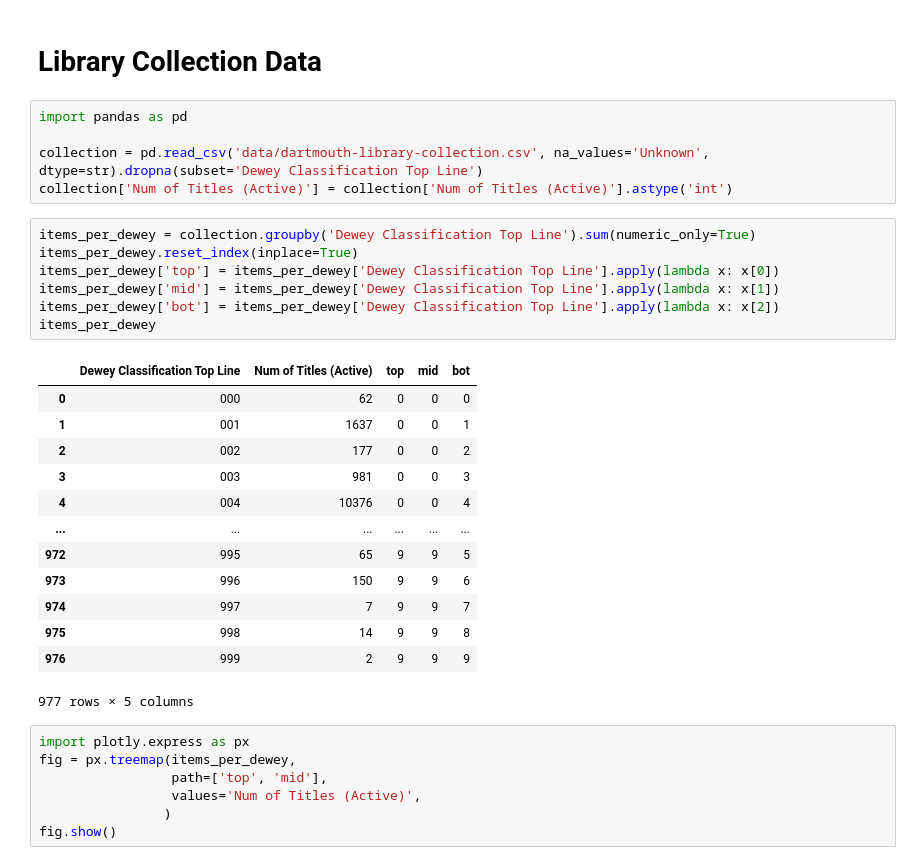
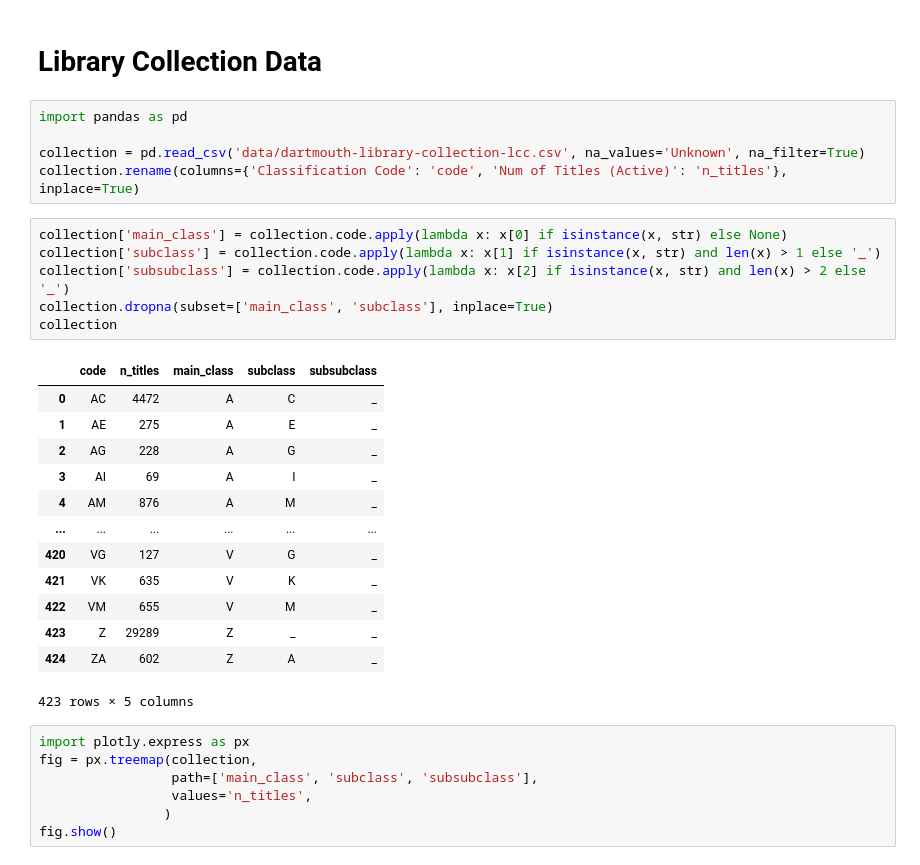
Before and after one commit to Dartmouth-Libraries/the-fibery-library, a Jupyter notebook: library-collection.ipynb, the cells around one changed output. Drawn from its saved outputs; the diff is of its cells as text.

```diff
--- a/library-collection.ipynb
+++ b/library-collection.ipynb
@@ -3,34 +3,33 @@
 # %%
 import pandas as pd
 
-collection = pd.read_csv('data/dartmouth-library-collection.csv', na_values='Unknown', dtype=str).dropna(subset='Dewey Classification Top Line')
-collection['Num of Titles (Active)'] = collection['Num of Titles (Active)'].astype('int')
+collection = pd.read_csv('data/dartmouth-library-collection-lcc.csv', na_values='Unknown', na_filter=True)
+collection.rename(columns={'Classification Code': 'code', 'Num of Titles (Active)': 'n_titles'}, inplace=True)
-# %%
-items_per_dewey = collection.groupby('Dewey Classification Top Line').sum(numeric_only=True)
-items_per_dewey.reset_index(inplace=True)
-items_per_dewey['top'] = items_per_dewey['Dewey Classification Top Line'].apply(lambda x: x[0])
-items_per_dewey['mid'] = items_per_dewey['Dewey Classification Top Line'].apply(lambda x: x[1])
-items_per_dewey['bot'] = items_per_dewey['Dewey Classification Top Line'].apply(lambda x: x[2])
-items_per_dewey
-# %% [output]
-|  | Dewey Classification Top Line | Num of Titles (Active) | top | mid | bot |
-| 0 | 000 | 62 | 0 | 0 | 0 |
-| 1 | 001 | 1637 | 0 | 0 | 1 |
-| 2 | 002 | 177 | 0 | 0 | 2 |
-| 3 | 003 | 981 | 0 | 0 | 3 |
-| 4 | 004 | 10376 | 0 | 0 | 4 |
-| ... | ... | ... | ... | ... | ... |
-| 972 | 995 | 65 | 9 | 9 | 5 |
-| 973 | 996 | 150 | 9 | 9 | 6 |
-| 974 | 997 | 7 | 9 | 9 | 7 |
-| 975 | 998 | 14 | 9 | 9 | 8 |
-| 976 | 999 | 2 | 9 | 9 | 9 |
-977 rows × 5 columns
+# %%
+collection['main_class'] = collection.code.apply(lambda x: x[0] if isinstance(x, str) else None)
+collection['subclass'] = collection.code.apply(lambda x: x[1] if isinstance(x, str) and len(x) > 1 else '_')
+collection['subsubclass'] = collection.code.apply(lambda x: x[2] if isinstance(x, str) and len(x) > 2 else '_')
+collection.dropna(subset=['main_class', 'subclass'], inplace=True)
+collection
+# %% [output]
+|  | code | n_titles | main_class | subclass | subsubclass |
+| 0 | AC | 4472 | A | C | _ |
+| 1 | AE | 275 | A | E | _ |
+| 2 | AG | 228 | A | G | _ |
+| 3 | AI | 69 | A | I | _ |
+| 4 | AM | 876 | A | M | _ |
+| ... | ... | ... | ... | ... | ... |
+| 420 | VG | 127 | V | G | _ |
+| 421 | VK | 635 | V | K | _ |
+| 422 | VM | 655 | V | M | _ |
+| 423 | Z | 29289 | Z | _ | _ |
+| 424 | ZA | 602 | Z | A | _ |
+423 rows × 5 columns
 # %%
 import plotly.express as px
-fig = px.treemap(items_per_dewey,
-                 path=['top', 'mid'],
-                 values='Num of Titles (Active)',
+fig = px.treemap(collection,
+                 path=['main_class', 'subclass', 'subsubclass'],
+                 values='n_titles',
                 )
 fig.show()
 # %%
```
Also changed, not shown: parts of 6 cells of this notebook, 2 other files.
